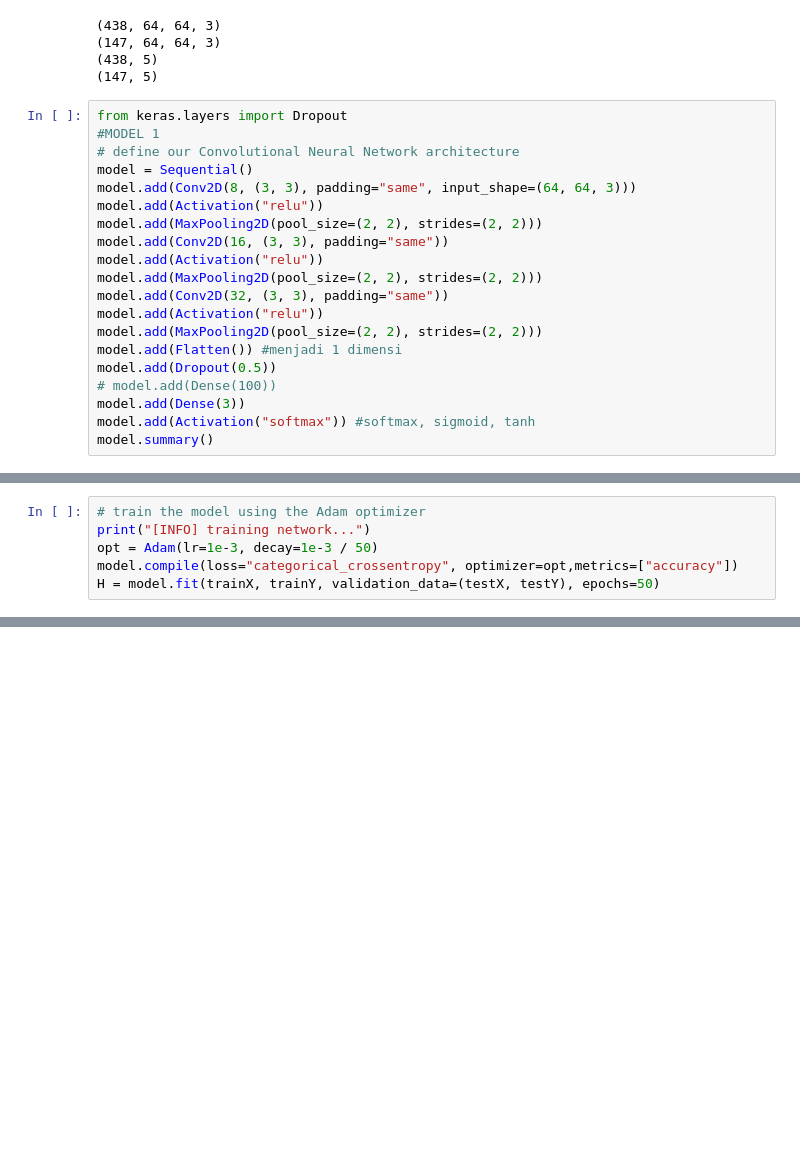
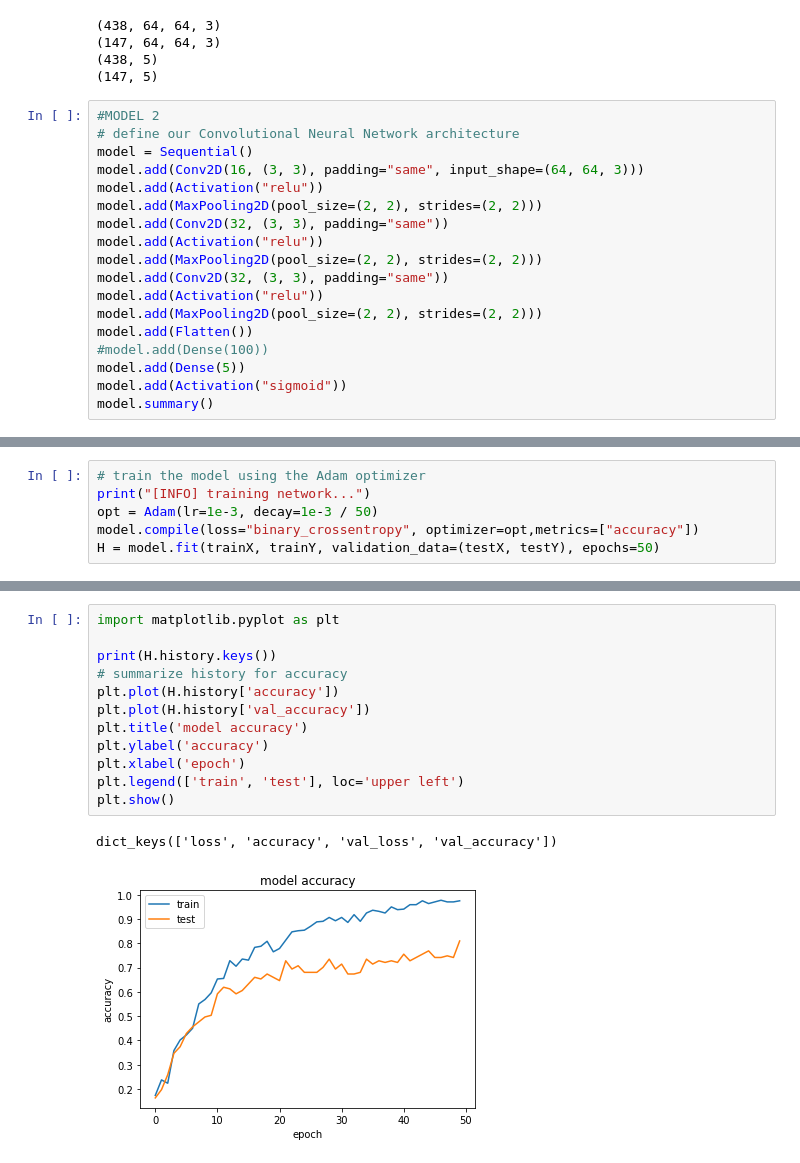
Before and after one commit to basnendarekop/SLO, a Jupyter notebook: klasifikasi_daun.ipynb, the cells around one changed output, grey strips where cells are left out. Drawn from its saved outputs; the diff is of its cells as text; blank space fills up the shorter version.

```diff
--- a/klasifikasi_daun.ipynb
+++ b/klasifikasi_daun.ipynb
@@ -90,22 +90,20 @@ print(testY.shape)
 (438, 5)
 (147, 5)
 # %%
-from keras.layers import Dropout
-#MODEL 1
+#MODEL 2
 # define our Convolutional Neural Network architecture
 model = Sequential()
-model.add(Conv2D(8, (3, 3), padding="same", input_shape=(64, 64, 3)))
-model.add(Activation("relu"))
-model.add(MaxPooling2D(pool_size=(2, 2), strides=(2, 2)))
-model.add(Conv2D(16, (3, 3), padding="same"))
+model.add(Conv2D(16, (3, 3), padding="same", input_shape=(64, 64, 3)))
 model.add(Activation("relu"))
 model.add(MaxPooling2D(pool_size=(2, 2), strides=(2, 2)))
 model.add(Conv2D(32, (3, 3), padding="same"))
 model.add(Activation("relu"))
 model.add(MaxPooling2D(pool_size=(2, 2), strides=(2, 2)))
-model.add(Flatten()) #menjadi 1 dimensi
-model.add(Dropout(0.5))
-# model.add(Dense(100))
-model.add(Dense(3))
-model.add(Activation("softmax")) #softmax, sigmoid, tanh
+model.add(Conv2D(32, (3, 3), padding="same"))
+model.add(Activation("relu"))
+model.add(MaxPooling2D(pool_size=(2, 2), strides=(2, 2)))
+model.add(Flatten())
+#model.add(Dense(100))
+model.add(Dense(5))
+model.add(Activation("sigmoid"))
 model.summary()
@@ -113,7 +129,7 @@ model.summary()
 # train the model using the Adam optimizer
 print("[INFO] training network...")
 opt = Adam(lr=1e-3, decay=1e-3 / 50)
-model.compile(loss="categorical_crossentropy", optimizer=opt,metrics=["accuracy"])
+model.compile(loss="binary_crossentropy", optimizer=opt,metrics=["accuracy"])
 H = model.fit(trainX, trainY, validation_data=(testX, testY), epochs=50)
 # %% [output]
 [INFO] training network...
@@ -121,0 +152,15 @@ ValueError: ignored
+# %%
+import matplotlib.pyplot as plt
+
+print(H.history.keys())
+# summarize history for accuracy
+plt.plot(H.history['accuracy'])
+plt.plot(H.history['val_accuracy'])
+plt.title('model accuracy')
+plt.ylabel('accuracy')
+plt.xlabel('epoch')
+plt.legend(['train', 'test'], loc='upper left')
+plt.show()
+# %% [output]
+dict_keys(['loss', 'accuracy', 'val_loss', 'val_accuracy'])
+[figure, added]
```
Also changed, not shown: parts of 4 cells of this notebook.
